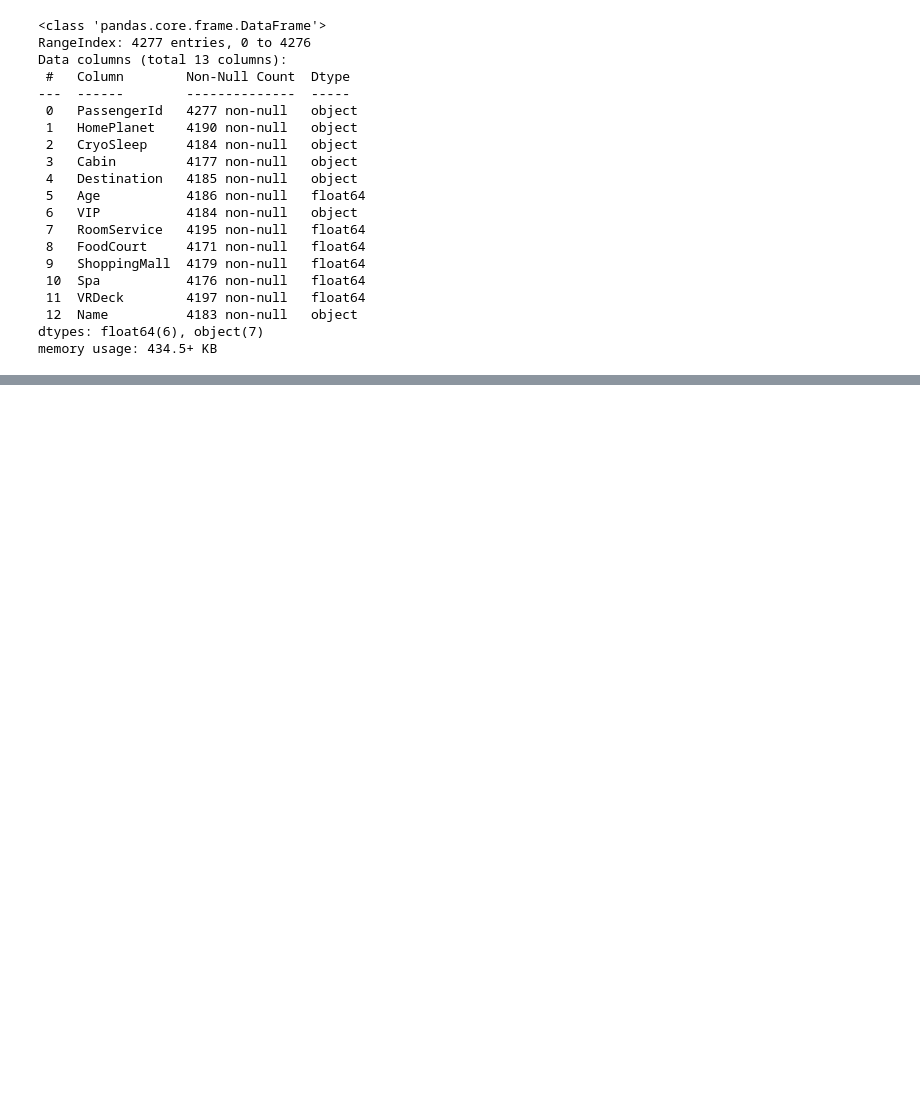
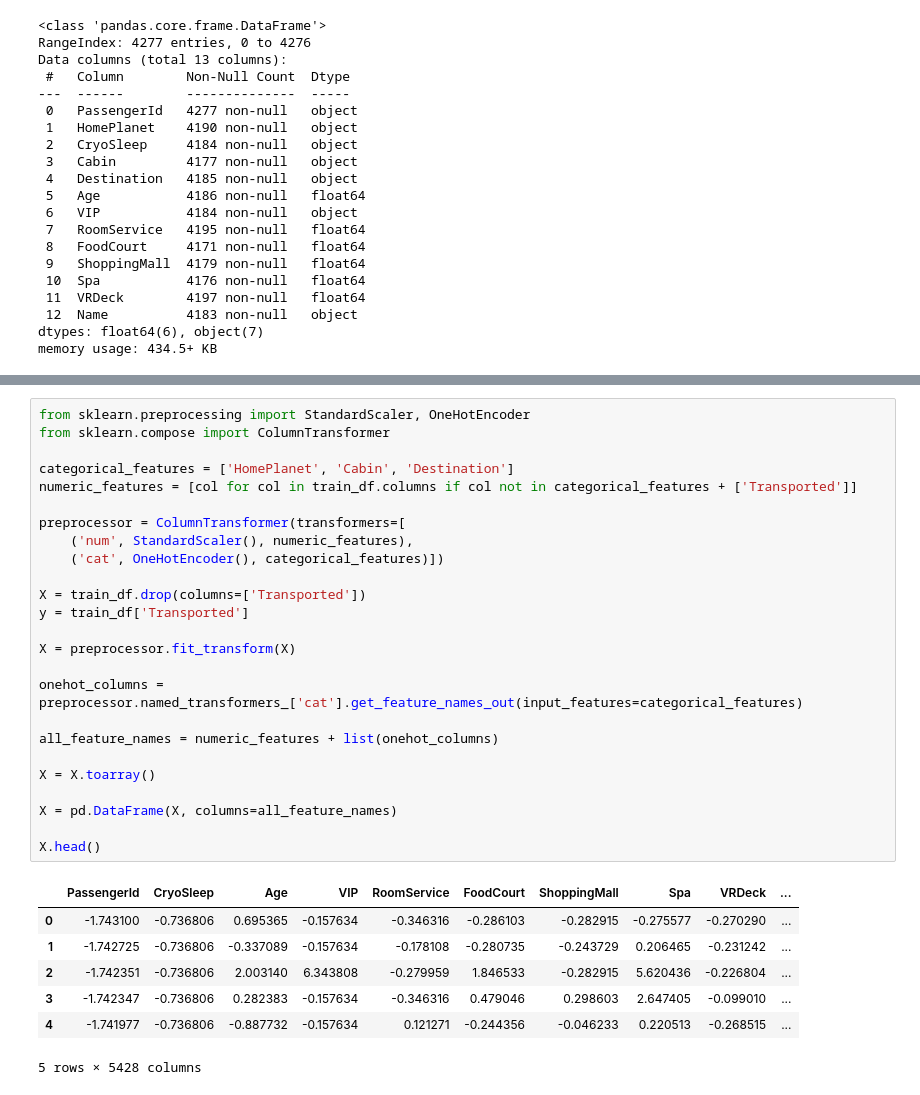
Before and after one commit to terrytosh/spaceship-titanic, a Jupyter notebook: main.ipynb, the cells around one changed output, grey strips where cells are left out. Cells and saved outputs as stored; diff of their text form; blank space fills up the shorter version.

```diff
--- a/main.ipynb
+++ b/main.ipynb
@@ -112,0 +207,33 @@ memory usage: 434.5+ KB
+# %%
+from sklearn.preprocessing import StandardScaler, OneHotEncoder
+from sklearn.compose import ColumnTransformer
+
+categorical_features = ['HomePlanet', 'Cabin', 'Destination']
+numeric_features = [col for col in train_df.columns if col not in categorical_features + ['Transported']]
+
+preprocessor = ColumnTransformer(transformers=[
+    ('num', StandardScaler(), numeric_features),
+    ('cat', OneHotEncoder(), categorical_features)])
+
+X = train_df.drop(columns=['Transported'])
+y = train_df['Transported']
+
+X = preprocessor.fit_transform(X)
+
+onehot_columns = preprocessor.named_transformers_['cat'].get_feature_names_out(input_features=categorical_features)
+
+all_feature_names = numeric_features + list(onehot_columns)
+
+X = X.toarray()
+
+X = pd.DataFrame(X, columns=all_feature_names)
+
+X.head()
+# %% [output]
+|  | PassengerId | CryoSleep | Age | VIP | RoomService | FoodCourt | ShoppingMall | Spa | VRDeck | ... |
+| 0 | -1.743100 | -0.736806 | 0.695365 | -0.157634 | -0.346316 | -0.286103 | -0.282915 | -0.275577 | -0.270290 | ... |
+| 1 | -1.742725 | -0.736806 | -0.337089 | -0.157634 | -0.178108 | -0.280735 | -0.243729 | 0.206465 | -0.231242 | ... |
+| 2 | -1.742351 | -0.736806 | 2.003140 | 6.343808 | -0.279959 | 1.846533 | -0.282915 | 5.620436 | -0.226804 | ... |
+| 3 | -1.742347 | -0.736806 | 0.282383 | -0.157634 | -0.346316 | 0.479046 | 0.298603 | 2.647405 | -0.099010 | ... |
+| 4 | -1.741977 | -0.736806 | -0.887732 | -0.157634 | 0.121271 | -0.244356 | -0.046233 | 0.220513 | -0.268515 | ... |
+5 rows × 5428 columns
```
Also changed, not shown: parts of 13 cells of this notebook.
